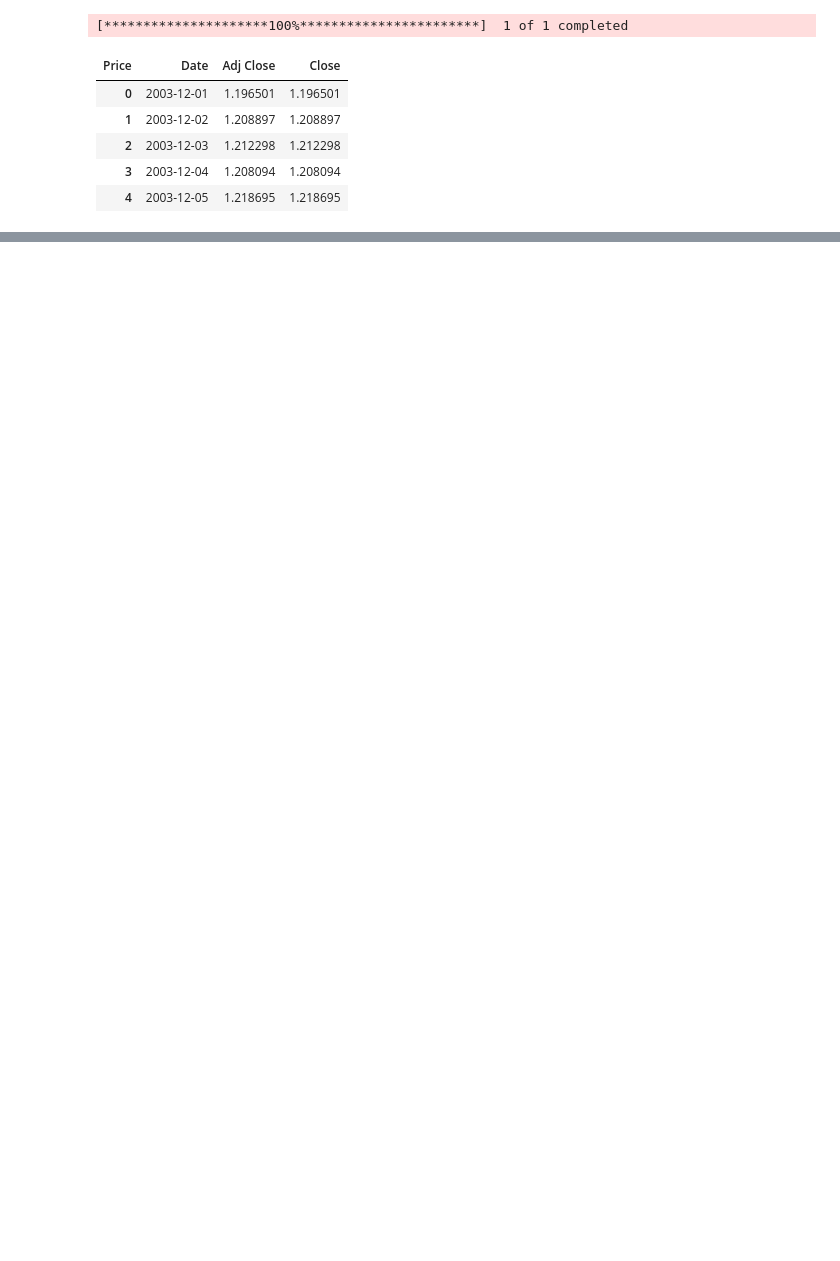
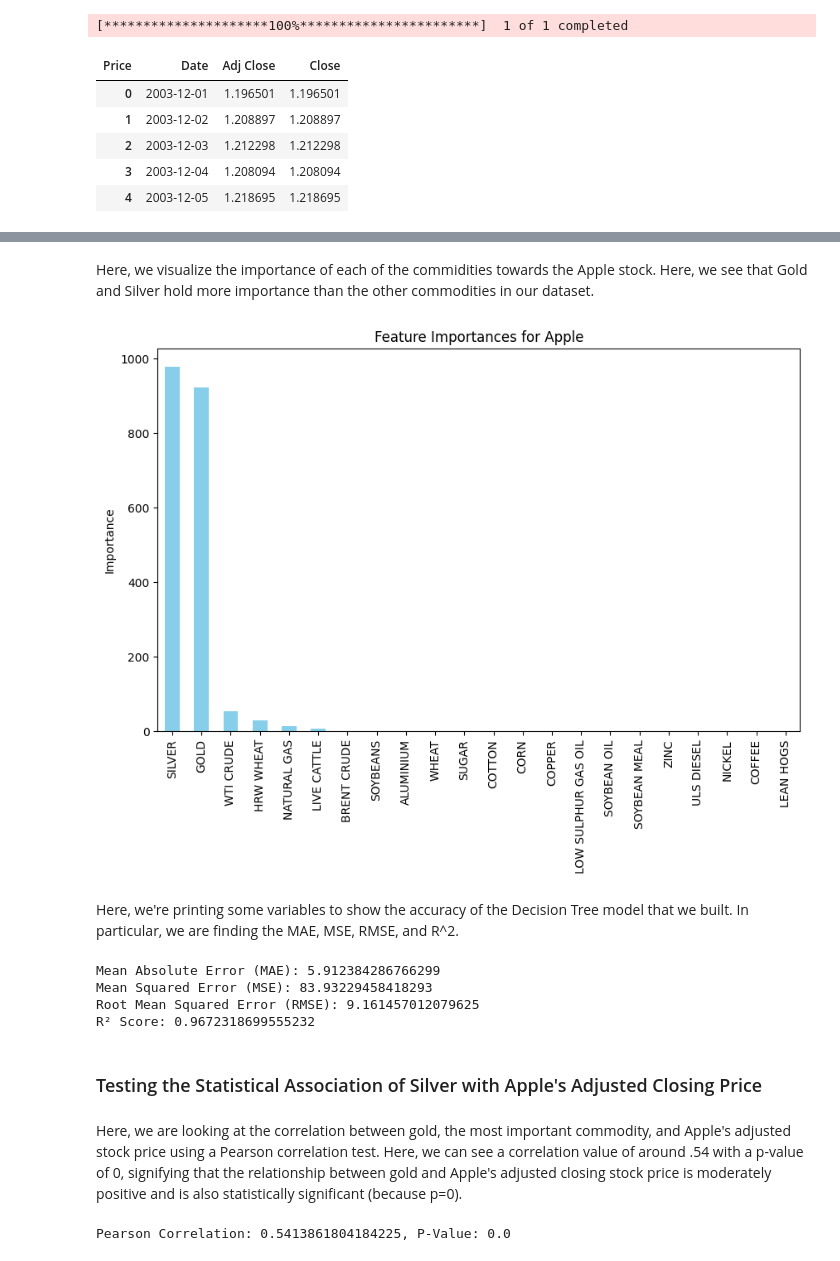
Before and after one commit to siddarvind/comm_stock, a Jupyter notebook: main.ipynb, the cells around one changed output, grey strips where cells are left out. Saved outputs shown, nothing was run; the diff lists cells and outputs as text; code cells hidden in the pictures; blank space fills up the shorter version.

```diff
--- a/main.ipynb
+++ b/main.ipynb
@@ -103,0 +182,50 @@ plt.show()
+# %% [markdown]
+Here, we visualize the importance of each of the commidities towards the Apple stock. Here, we see that Gold and Silver hold more importance than the other commodities in our dataset.
+# %%
+feature_importances_apple = pd.Series(importances_apple, index=X_train.columns).sort_values(ascending=False)
+
+plt.figure(figsize=(10, 6))
+feature_importances_apple.plot(kind='bar', color='skyblue')
+plt.title("Feature Importances for Apple")
+plt.ylabel("Importance")
+plt.show()
+# %% [output]
+[figure, added]
+# %% [markdown]
+Here, we're printing some variables to show the accuracy of the Decision Tree model that we built. In particular, we are finding the MAE, MSE, RMSE, and R^2.
+# %%
+from sklearn.model_selection import train_test_split
+
+X_train, X_test, Y_train, Y_test = train_test_split(X_train, Y_train, test_size=0.2, random_state=42)
+
+from sklearn.metrics import mean_absolute_error, mean_squared_error, r2_score
+import numpy as np
+
+Y_pred = tree.predict(X_test)
+
+mae = mean_absolute_error(Y_test, Y_pred)
+mse = mean_squared_error(Y_test, Y_pred)
+rmse = np.sqrt(mse)
+r2 = r2_score(Y_test, Y_pred)
+
+print(f"Mean Absolute Error (MAE): {mae}")
+print(f"Mean Squared Error (MSE): {mse}")
+print(f"Root Mean Squared Error (RMSE): {rmse}")
+print(f"R^2 Score: {r2}")
+# %% [output]
+Mean Absolute Error (MAE): 5.912384286766299
+Mean Squared Error (MSE): 83.93229458418293
+Root Mean Squared Error (RMSE): 9.161457012079625
+R² Score: 0.9672318699555232
+# %% [markdown]
+### Testing the Statistical Association of Silver with Apple's Adjusted Closing Price
+# %% [markdown]
+Here, we are looking at the correlation between gold, the most important commodity, and Apple's adjusted stock price using a Pearson correlation test. Here, we can see a correlation value of around .54 with a p-value of 0, signifying that the relationship between gold and Apple's adjusted closing stock price is moderately positive and is also statistically significant (because p=0).
+# %%
+from scipy.stats import pearsonr
+
+merged_apple_usd_na = merged_apple_usd.dropna()
+corr, p_value = pearsonr(merged_apple_usd_na['GOLD'], merged_apple_usd_na['Adj Close'])
+print(f"Pearson Correlation: {corr}, P-Value: {p_value}")
+# %% [output]
+Pearson Correlation: 0.5413861804184225, P-Value: 0.0
```
Also changed, not shown: parts of 41 cells of this notebook.
